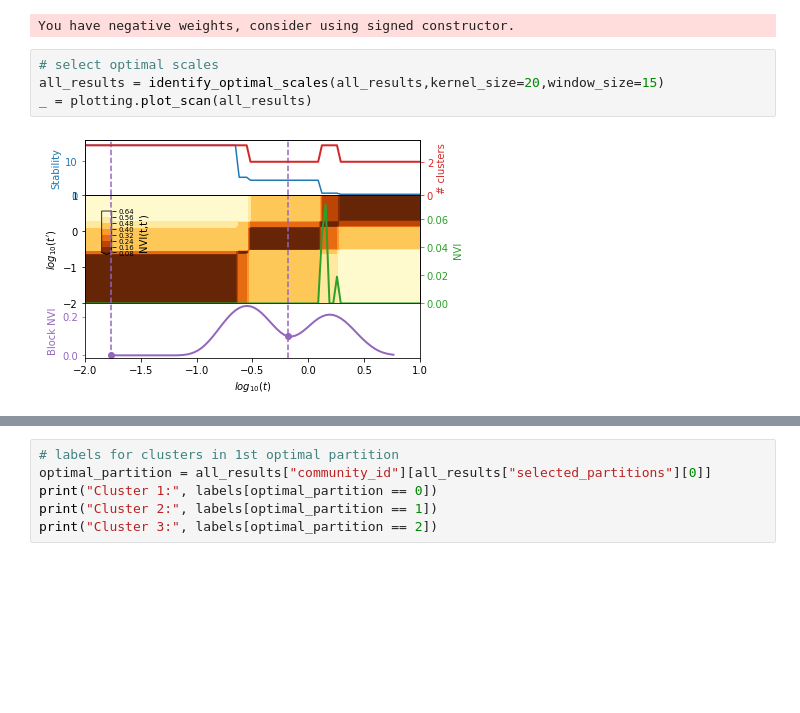
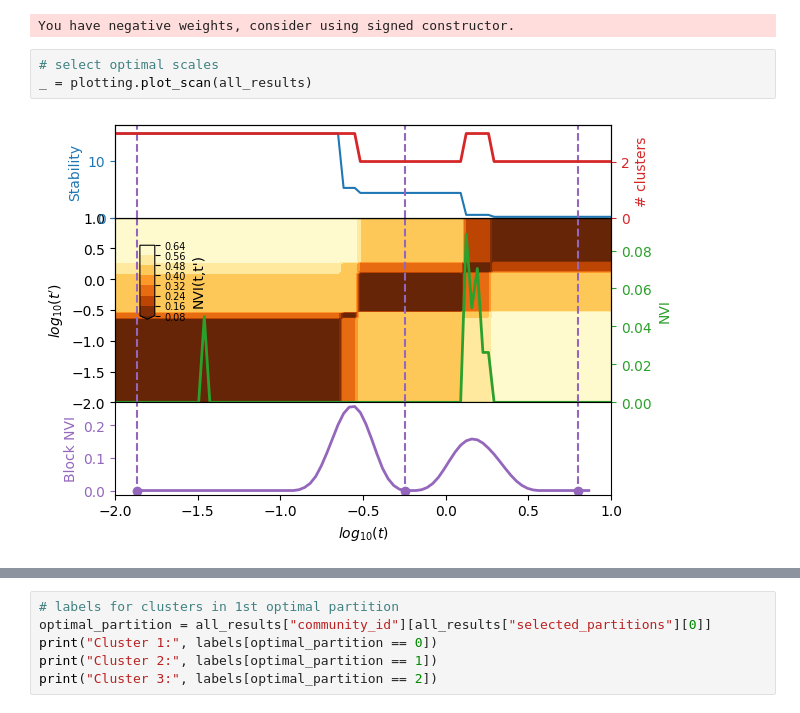
Before and after one commit to barahona-research-group/PyGenStability, a Jupyter notebook: examples/Example_6_signed.ipynb, the cells around one changed output, grey strips where cells are left out. Saved outputs shown, nothing was run; the diff lists cells and outputs as text; blank space fills up the shorter version.

```diff
--- a/examples/Example_6_signed.ipynb
+++ b/examples/Example_6_signed.ipynb
@@ -85,10 +99,9 @@ all_results = run(sp.csgraph.csgraph_from_dense(adjacency),
 You have negative weights, consider using signed constructor.
 # %%
 # select optimal scales
-all_results = identify_optimal_scales(all_results,kernel_size=20,window_size=15)
 _ = plotting.plot_scan(all_results)
 # %% [output]
-[figure, old version]
+[figure, new version]
 # %%
 # plot optimal partitions
 plotting.plot_optimal_partitions(nx_graph, all_results, show=True)
```
Also changed, not shown: parts of 6 cells of this notebook, 5 other files.
